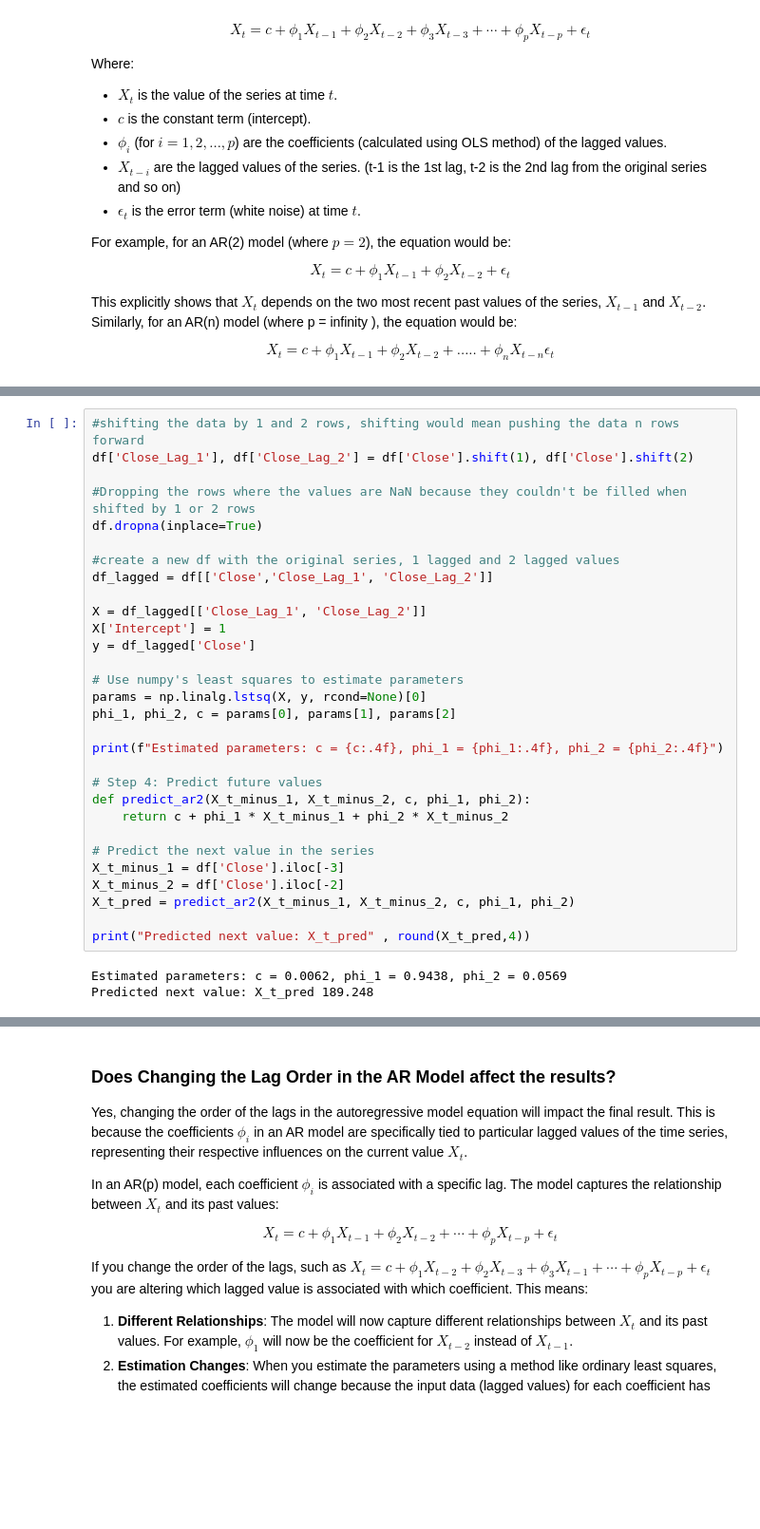
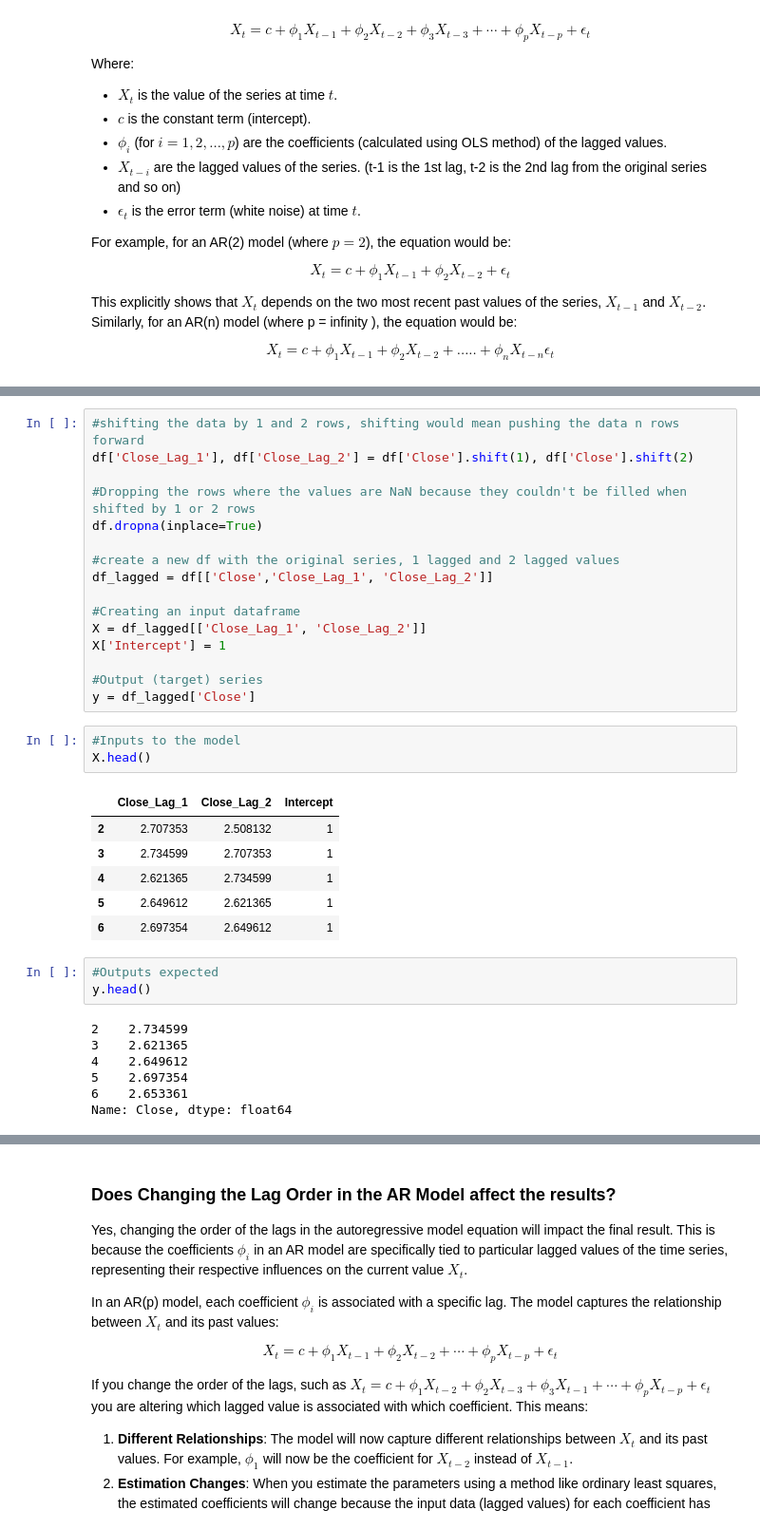
Before and after one commit to dakshbhatnagar/projects, a Jupyter notebook: arima/arima.ipynb, the cells around one changed output, grey strips where cells are left out. Shown at 95% size. Cells and saved outputs as stored; diff of their text form; blank space fills up the shorter version.

```diff
--- a/arima/arima.ipynb
+++ b/arima/arima.ipynb
@@ -261,26 +301,29 @@ df.dropna(inplace=True)
 #create a new df with the original series, 1 lagged and 2 lagged values
 df_lagged = df[['Close','Close_Lag_1', 'Close_Lag_2']]
 
+#Creating an input dataframe
 X = df_lagged[['Close_Lag_1', 'Close_Lag_2']]
 X['Intercept'] = 1
+
+#Output (target) series
 y = df_lagged['Close']
-
-# Use numpy's least squares to estimate parameters
-params = np.linalg.lstsq(X, y, rcond=None)[0]
-phi_1, phi_2, c = params[0], params[1], params[2]
-
-print(f"Estimated parameters: c = {c:.4f}, phi_1 = {phi_1:.4f}, phi_2 = {phi_2:.4f}")
-
-# Step 4: Predict future values
-def predict_ar2(X_t_minus_1, X_t_minus_2, c, phi_1, phi_2):
-    return c + phi_1 * X_t_minus_1 + phi_2 * X_t_minus_2
-
-# Predict the next value in the series
-X_t_minus_1 = df['Close'].iloc[-3]
-X_t_minus_2 = df['Close'].iloc[-2]
-X_t_pred = predict_ar2(X_t_minus_1, X_t_minus_2, c, phi_1, phi_2)
-
-print("Predicted next value: X_t_pred" , round(X_t_pred,4))
-# %% [output]
-Estimated parameters: c = 0.0062, phi_1 = 0.9438, phi_2 = 0.0569
-Predicted next value: X_t_pred 189.248
+# %%
+#Inputs to the model
+X.head()
+# %% [output]
+|  | Close_Lag_1 | Close_Lag_2 | Intercept |
+| 2 | 2.707353 | 2.508132 | 1 |
+| 3 | 2.734599 | 2.707353 | 1 |
+| 4 | 2.621365 | 2.734599 | 1 |
+| 5 | 2.649612 | 2.621365 | 1 |
+| 6 | 2.697354 | 2.649612 | 1 |
+# %%
+#Outputs expected
+y.head()
+# %% [output]
+2    2.734599
+3    2.621365
+4    2.649612
+5    2.697354
+6    2.653361
+Name: Close, dtype: float64
```
Also changed, not shown: parts of 30 cells of this notebook.
